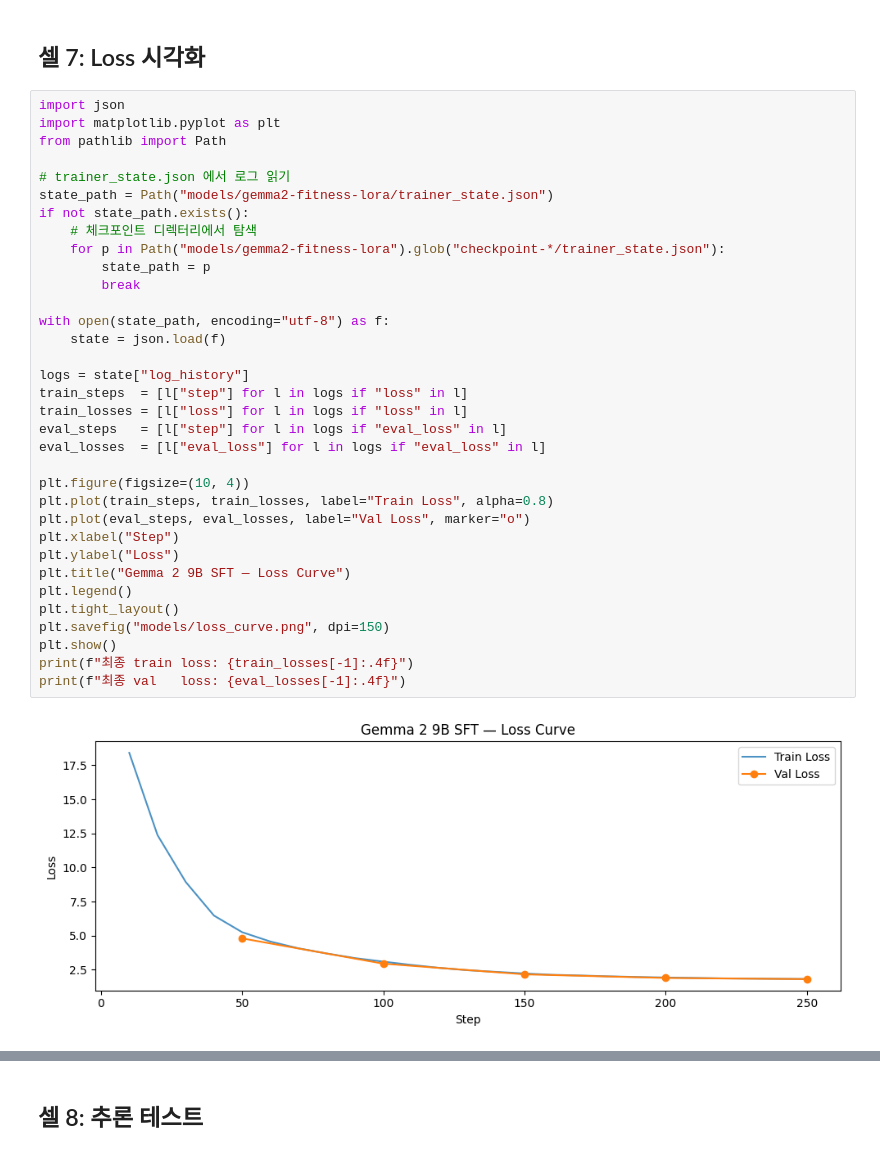
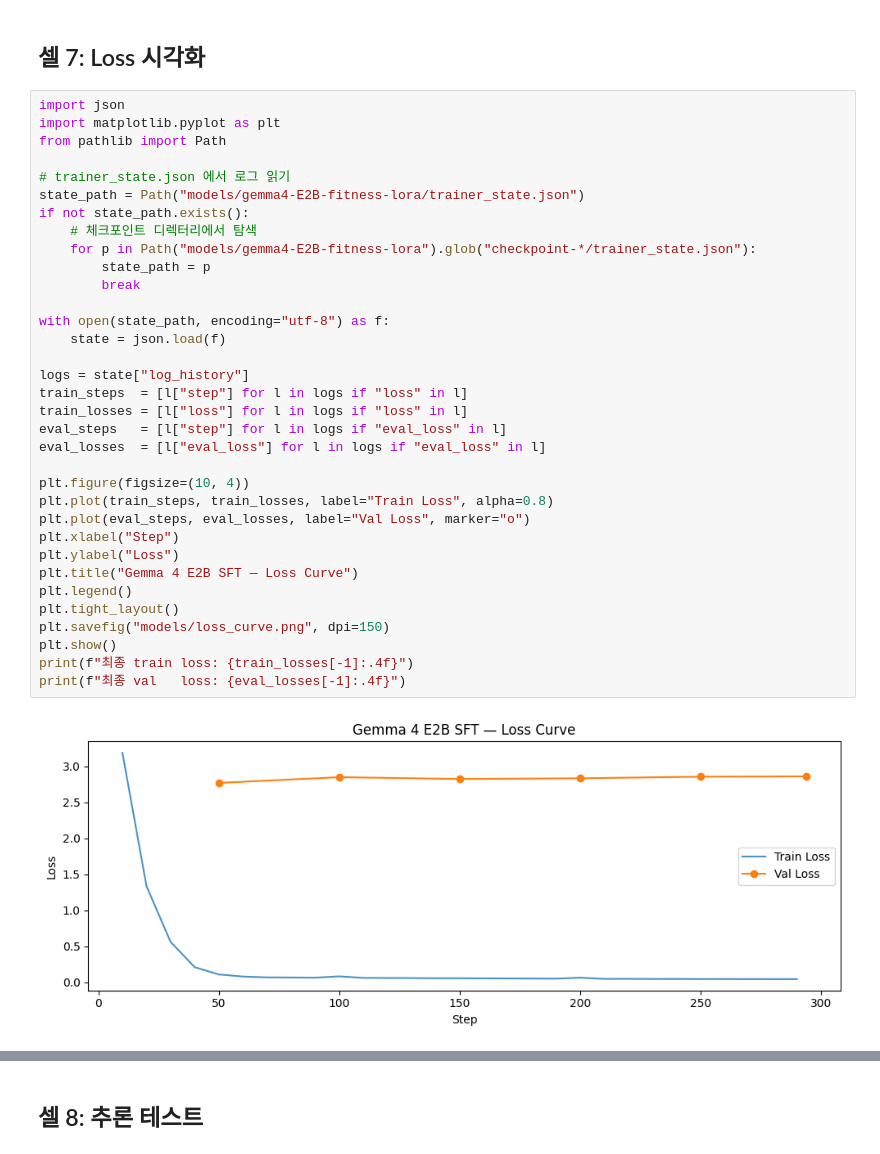
Before and after one commit to MK513/gymbarofit, a Jupyter notebook: gemma2/colab_train.ipynb, the cells around one changed output, grey strips where cells are left out. Drawn from its saved outputs; the diff is of its cells as text.

```diff
--- a/gemma2/colab_train.ipynb
+++ b/gemma2/colab_train.ipynb
@@ -167,34 +173,34 @@ import json
 import matplotlib.pyplot as plt
 from pathlib import Path
 
 # trainer_state.json 에서 로그 읽기
-state_path = Path("models/gemma2-fitness-lora/trainer_state.json")
+state_path = Path("models/gemma4-E2B-fitness-lora/trainer_state.json")
 if not state_path.exists():
     # 체크포인트 디렉터리에서 탐색
-    for p in Path("models/gemma2-fitness-lora").glob("checkpoint-*/trainer_state.json"):
+    for p in Path("models/gemma4-E2B-fitness-lora").glob("checkpoint-*/trainer_state.json"):
         state_path = p
         break
 
 with open(state_path, encoding="utf-8") as f:
     state = json.load(f)
 
 logs = state["log_history"]
 train_steps  = [l["step"] for l in logs if "loss" in l]
 train_losses = [l["loss"] for l in logs if "loss" in l]
 eval_steps   = [l["step"] for l in logs if "eval_loss" in l]
 eval_losses  = [l["eval_loss"] for l in logs if "eval_loss" in l]
 
 plt.figure(figsize=(10, 4))
 plt.plot(train_steps, train_losses, label="Train Loss", alpha=0.8)
 plt.plot(eval_steps, eval_losses, label="Val Loss", marker="o")
 plt.xlabel("Step")
 plt.ylabel("Loss")
-plt.title("Gemma 2 9B SFT — Loss Curve")
+plt.title("Gemma 4 E2B SFT — Loss Curve")
 plt.legend()
 plt.tight_layout()
 plt.savefig("models/loss_curve.png", dpi=150)
 plt.show()
 print(f"최종 train loss: {train_losses[-1]:.4f}")
 print(f"최종 val   loss: {eval_losses[-1]:.4f}")
 # %% [output]
-[figure, old version]
+[figure, new version]
```
Also changed, not shown: parts of 8 cells of this notebook, 14 other files.
